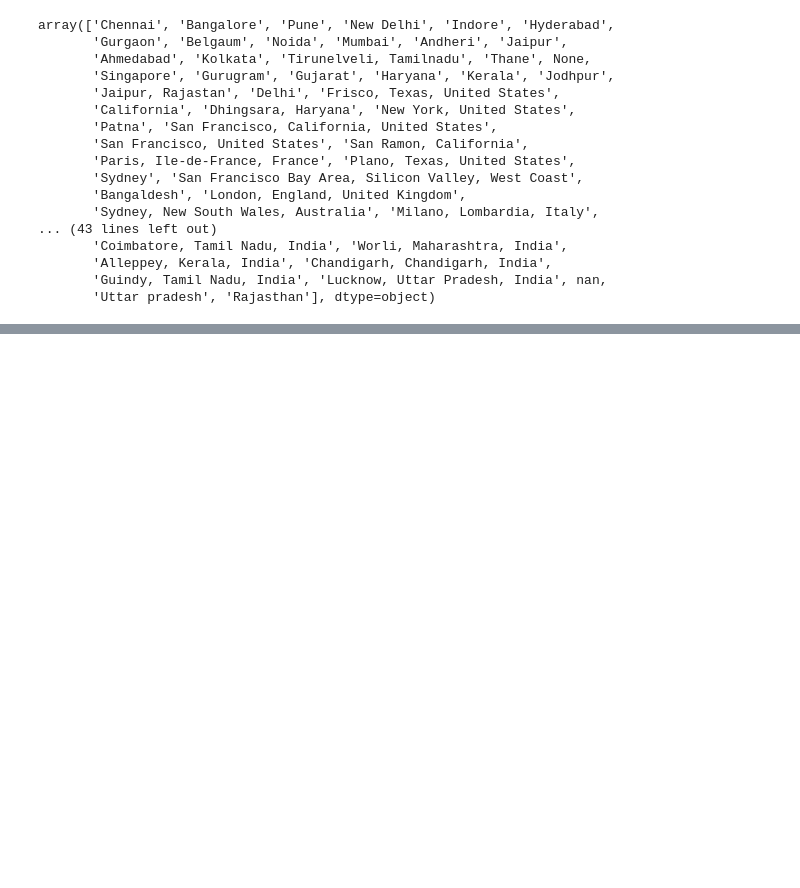
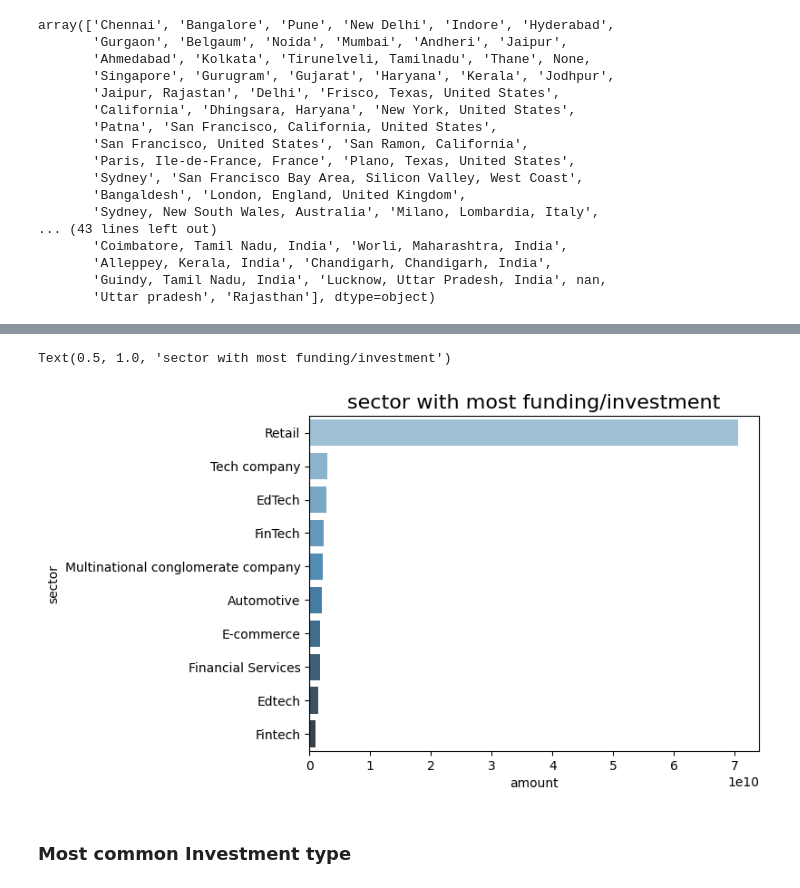
Before and after one commit to iakwatia/Data-Analysis-Project, a Jupyter notebook: Indian_startup.ipynb, the cells around one changed output, grey strips where cells are left out. Drawn from its saved outputs; the diff is of its cells as text; code cells hidden in the pictures; blank space fills up the shorter version.

```diff
--- a/Indian_startup.ipynb
+++ b/Indian_startup.ipynb
@@ -659,0 +800,3 @@ plt.show()
+# %%
+SectorAmount=(df.groupby('sector')['amount'].sum().sort_values(ascending=False).reset_index().head(10))
+SectorAmount
@@ -659,0 +815,8 @@ plt.show()
+# %%
+sns.barplot( y= 'sector', x= 'amount', palette='Blues_d', data= SectorAmount)
+plt.title('sector with most funding/investment', fontsize=16)
+# %% [output]
+Text(0.5, 1.0, 'sector with most funding/investment')
+[figure, added]
+# %% [markdown]
+### Most common Investment type
```
Also changed, not shown: parts of 44 cells of this notebook, 3 other files.
